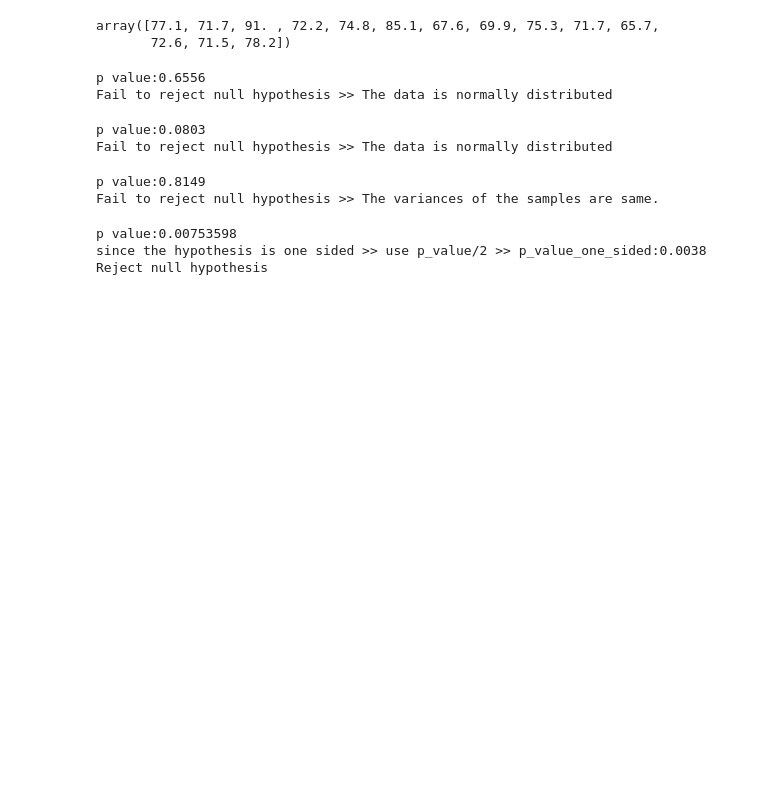
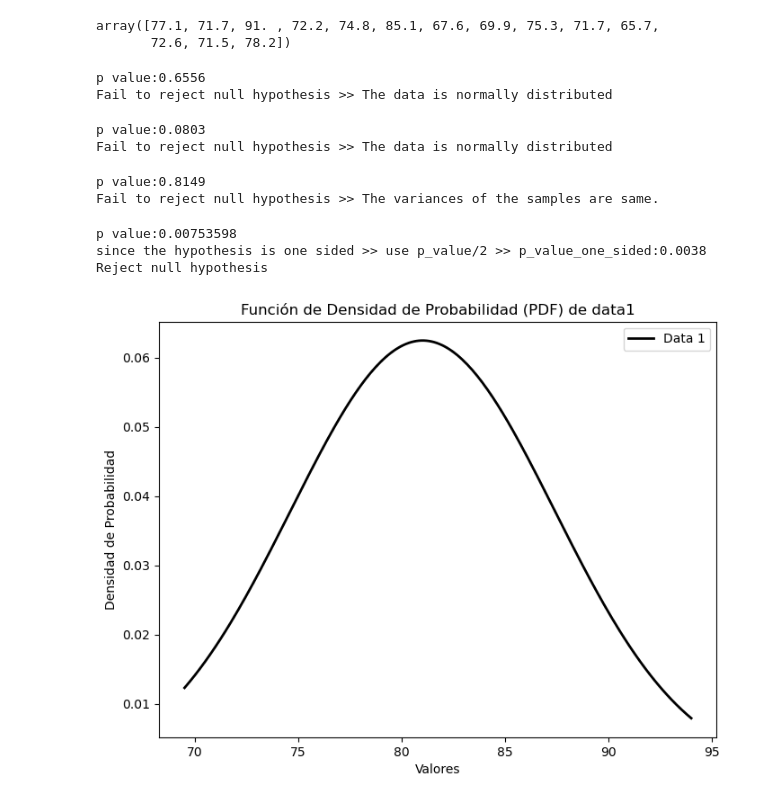
Before and after one commit to armandolezama/hypotesis-testing-visualization, a Jupyter notebook: hypotesis-testing-visualization.ipynb, the cells around one changed output. Saved outputs shown, nothing was run; the diff lists cells and outputs as text; code cells hidden in the pictures; blank space fills up the shorter version.

Commit message:
feat(ipynb): implemented normal distribution plotting

```diff
--- a/hypotesis-testing-visualization.ipynb
+++ b/hypotesis-testing-visualization.ipynb
@@ -1,9 +1,12 @@
 # %%
 from modules.analysis import testing_analyzer
 from modules.data_generator import data_generator
+from modules.visualization import visualization_module
 
 analyzer = testing_analyzer()
 
 data_sets = data_generator()
+
+visualizer = visualization_module()
 # %% [output]
 <modules.analysis.testing_analyzer object at 0x...>
@@ -66,3 +70,7 @@ analyzer.run_t_test_independent(sync, asyncr)
 p value:0.00753598
 since the hypothesis is one sided >> use p_value/2 >> p_value_one_sided:0.0038
 Reject null hypothesis
+# %%
+visualizer.plot_normal_distribution(sync)
+# %% [output]
+[figure, added]
```
Also changed, not shown: parts of 2 cells of this notebook.
